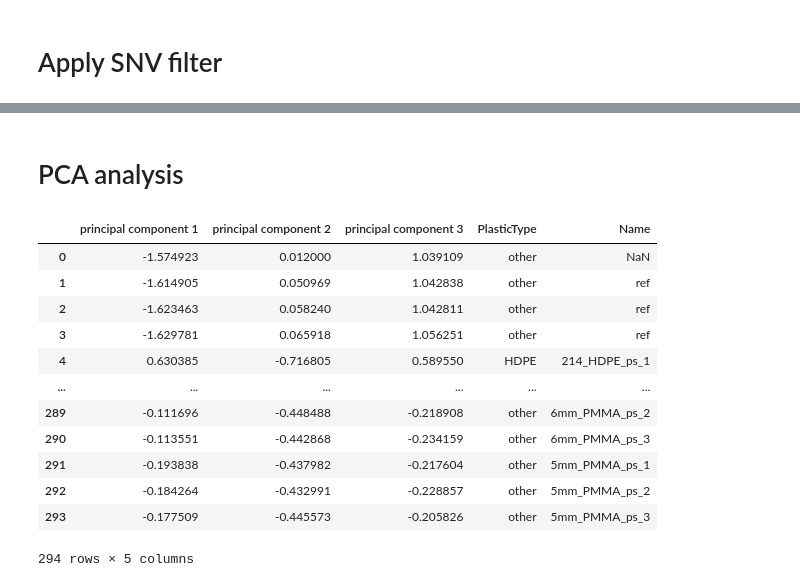
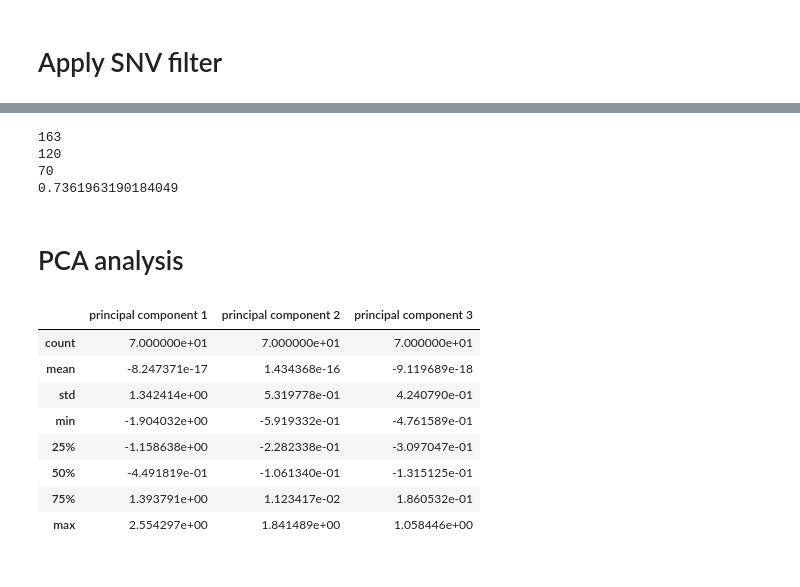
Before and after one commit to Plastic-Scanner/Data, a Jupyter notebook: data-analysis/python/data_analysis.ipynb, the cells around one changed output, grey strips where cells are left out. Cells and saved outputs as stored; diff of their text form; code cells hidden in the pictures.

```diff
--- a/data-analysis/python/data_analysis.ipynb
+++ b/data-analysis/python/data_analysis.ipynb
@@ -3,7 +3,13 @@ Import dataset
 # %%
 # step 1: import the .csv into 1 big dataframe from this url: https://raw.githubusercontent.com/Plastic-Scanner/data/main/data/20230419_DB2.1_fourth_dataset/measurement.csv
 import pandas as pd
-url = 'https://raw.githubusercontent.com/Plastic-Scanner/data/main/data/20230419_DB2.1_fourth_dataset/measurement.csv'
+#url = 'https://raw.githubusercontent.com/Plastic-Scanner/data/main/data/20230117_DB2.1_second_dataset/measurement.csv'
+#url = 'https://raw.githubusercontent.com/Plastic-Scanner/data/main/data/20230301_DB2.1_third_dataset/measurement.csv'
+#url = 'https://raw.githubusercontent.com/Plastic-Scanner/data/main/data/20230419_DB2.1_fourth_dataset/measurement.csv'
+#url = 'https://raw.githubusercontent.com/Plastic-Scanner/data/main/data/20230508_DB2.2_first_dataset/measurement.csv'
+#url = 'https://raw.githubusercontent.com/Plastic-Scanner/data/main/data/20230522_DB2.2_second_dataset/measurement.csv'
+url = 'https://raw.githubusercontent.com/Plastic-Scanner/data/main/data/20230523_DB2.2_third_dataset/measurement.csv'
+
 df = pd.read_csv(url, sep=',')
 # %%
 #drop all the columns after the column named "nm1720"
@@ -26,3 +32,6 @@ df
+# %%
+#drop all the rows with 'metal' as Color
+df = df[df.Color != 'metal']
 # %% [markdown]
 # Find reference data
 and check if their standard deviation differs greatly
@@ -156,5 +156,5 @@ df_snv_mean
 # %%
-#df_snv_toplot = df_snv                                                                                          #continue with all samples
-df_snv_toplot.loc[~df_snv_toplot['PlasticType'].isin(['PET', 'HDPE', 'PP', 'PS']), 'PlasticType'] = 'other'    #continue with only PET, HDPE, PP, PS and other
-#df_snv_toplot = df_snv[df_snv['PlasticType'].isin(['PET', 'HDPE', 'PP', 'PS'])]                                #continue with only PET, HDPE, PP, PS
+df_snv_toplot = df_snv                                                                                          #continue with all the plastics
+#df_snv_toplot.loc[~df_snv_toplot['PlasticType'].isin(['PET', 'HDPE', 'PP', 'PS']), 'PlasticType'] = 'other'    #continue with only PET, HDPE, PP, PS and other
+df_snv_toplot = df_snv[df_snv['PlasticType'].isin(['PET', 'HDPE', 'PP', 'PS'])]                                #continue with only PET, HDPE, PP, PS
 df_snv_toplot = df_snv_toplot.reset_index(drop=True)
@@ -169,29 +181,35 @@ fig = px.scatter_3d(df_snv_toplot, x='nm1200', y='nm1450', z='nm1720', color='Pl
 fig.show()
+# %%
+print(len(df))
+print(len(df_norm))
+print(len(df_snv_toplot))
+print(len(df_norm)/len(df))
+# %% [output]
+163
+120
+70
+0.7361963190184049
 # %% [markdown]
 # PCA analysis
 # %%
 #do a PCA on the df_snv_toplot dataframe based on the PlasticType column that also has the "Name" colum in the final dataframe
 from sklearn.decomposition import PCA
 pca = PCA(n_components=3)
 principalComponents = pca.fit_transform(df_snv_toplot.loc[:, 'nm940':'nm1720'])
 principalDf = pd.DataFrame(data = principalComponents, columns = ['principal component 1', 'principal component 2', 'principal component 3'])
 principalDf['PlasticType'] = df_snv_toplot['PlasticType']
 principalDf['Name'] = df_snv_toplot['Name']
-principalDf
+principalDf.describe()
 # %% [output]
-|  | principal component 1 | principal component 2 | principal component 3 | PlasticType | Name |
-| 0 | -1.574923 | 0.012000 | 1.039109 | other | NaN |
-| 1 | -1.614905 | 0.050969 | 1.042838 | other | ref |
-| 2 | -1.623463 | 0.058240 | 1.042811 | other | ref |
-| 3 | -1.629781 | 0.065918 | 1.056251 | other | ref |
-| 4 | 0.630385 | -0.716805 | 0.589550 | HDPE | 214_HDPE_ps_1 |
-| ... | ... | ... | ... | ... | ... |
-| 289 | -0.111696 | -0.448488 | -0.218908 | other | 6mm_PMMA_ps_2 |
-| 290 | -0.113551 | -0.442868 | -0.234159 | other | 6mm_PMMA_ps_3 |
-| 291 | -0.193838 | -0.437982 | -0.217604 | other | 5mm_PMMA_ps_1 |
-| 292 | -0.184264 | -0.432991 | -0.228857 | other | 5mm_PMMA_ps_2 |
-| 293 | -0.177509 | -0.445573 | -0.205826 | other | 5mm_PMMA_ps_3 |
+|  | principal component 1 | principal component 2 | principal component 3 |
+| count | 7.000000e+01 | 7.000000e+01 | 7.000000e+01 |
+| mean | -8.247371e-17 | 1.434368e-16 | -9.119689e-18 |
+| std | 1.342414e+00 | 5.319778e-01 | 4.240790e-01 |
+| min | -1.904032e+00 | -5.919332e-01 | -4.761589e-01 |
+| 25% | -1.158638e+00 | -2.282338e-01 | -3.097047e-01 |
+| 50% | -4.491819e-01 | -1.061340e-01 | -1.315125e-01 |
+| 75% | 1.393791e+00 | 1.123417e-02 | 1.860532e-01 |
+| max | 2.554297e+00 | 1.841489e+00 | 1.058446e+00 |
-294 rows × 5 columns
 # %%
 fig = px.scatter_3d(principalDf, x='principal component 1', y='principal component 2', z='principal component 3', color='PlasticType', hover_data=['Name'])
 fig.show()
```
Also changed, not shown: parts of 9 cells of this notebook.
